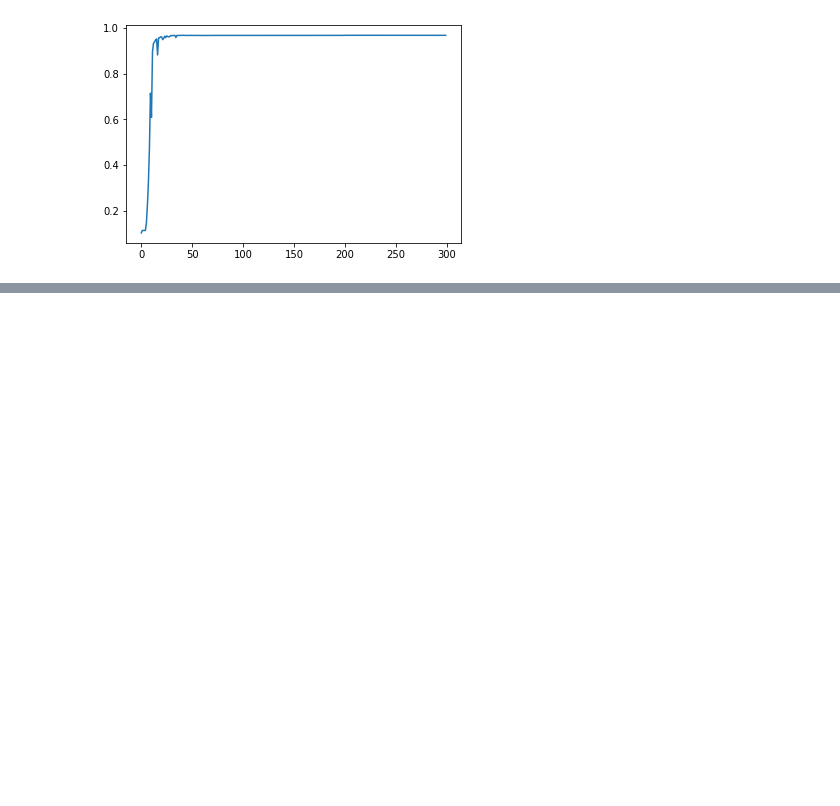
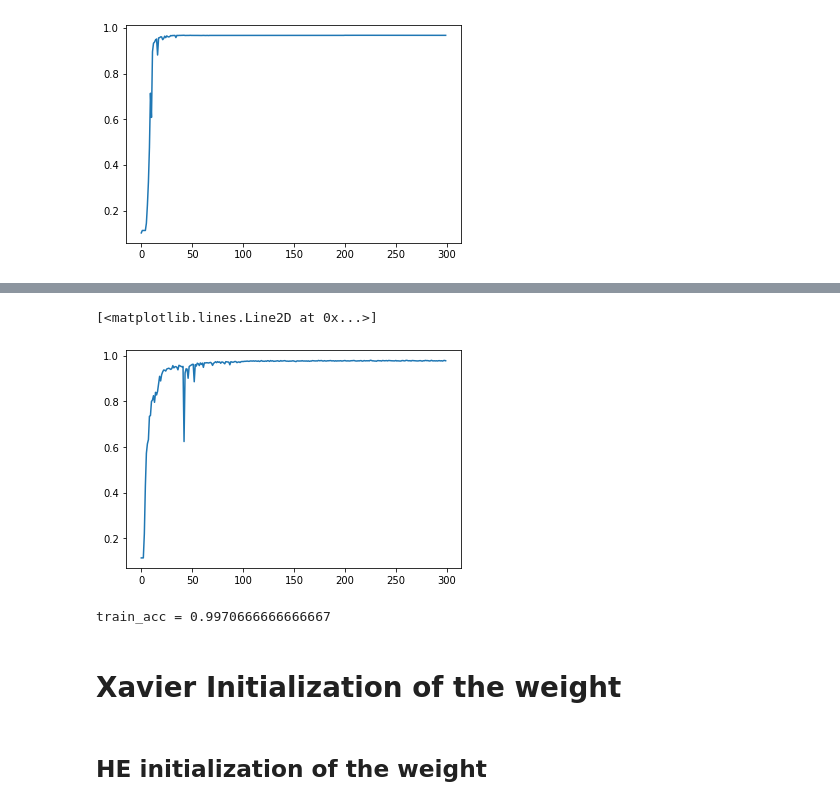
Before and after one commit to macabdul9/pytorch-learning, a Jupyter notebook: Deep-Neural-Networks-with-pytorch-Coursera/week_5_deep_neural_network.ipynb, the cells around one changed output, grey strips where cells are left out. Drawn from its saved outputs; the diff is of its cells as text; code cells hidden in the pictures; blank space fills up the shorter version.

```diff
--- a/Deep-Neural-Networks-with-pytorch-Coursera/week_5_deep_neural_network.ipynb
+++ b/Deep-Neural-Networks-with-pytorch-Coursera/week_5_deep_neural_network.ipynb
@@ -350,0 +427,20 @@ plt.plot(acc)
+# %%
+plt.plot(acc)
+# %% [output]
+[<matplotlib.lines.Line2D at 0x...>]
+[figure, added]
+# %%
+  # count test accuracy
+  count = 0
+  for x, y in train_dl:
+    pred = model.forward(x.view(-1, 28*28))
+    _, yhat = torch.max(pred.data, 1)
+
+    count += (y==yhat).sum().item()
+  acc.append(count/len(train))
+
+print(f'train_acc = {acc[-1]}')
+# %% [output]
+train_acc = 0.9970666666666667
+# %% [markdown]
+# Xavier Initialization of the weight
@@ -350,0 +471,2 @@ plt.plot(acc)
+# %% [markdown]
+## HE initialization of the weight
```
Also changed, not shown: parts of 9 cells of this notebook.
